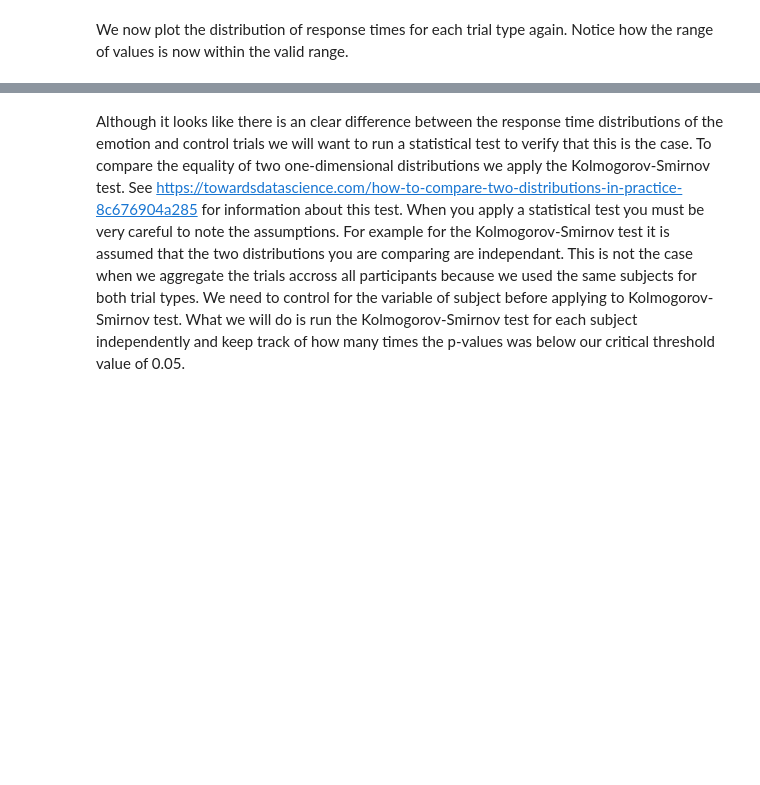
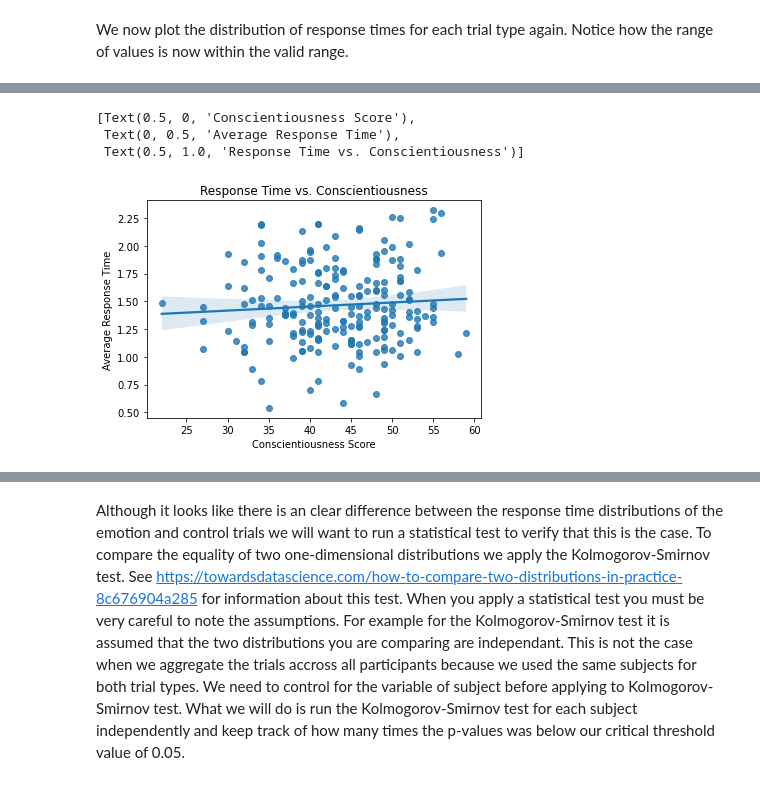
Before and after one commit to LIKarpa/LIKarpa.github.io, a Jupyter notebook: Final Tutorial.ipynb, the cells around one changed output, grey strips where cells are left out. Cells and saved outputs as stored; diff of their text form; code cells hidden in the pictures; blank space fills up the shorter version.

```diff
--- a/Final Tutorial.ipynb
+++ b/Final Tutorial.ipynb
@@ -273,0 +299,39 @@ Immediately we can see two things. First, it appears that people take longer, on
+# %%
+# Groups data by subjects
+df = df_clean.groupby('subject')
+
+# Computes mean of numeric columns and picks out the response time averages
+average_response_time = df.mean()['response_time']
+
+# For each subject with an average response time creates
+# a list with the corresponding conscientiousness score
+C_scores = []
+A_scores = []
+E_scores = []
+O_scores = []
+N_scores = []
+Raven_scores = []
+for i in range(0, len(df_participants)):
+    try:
+        # If average_response_time has a value at index i+1
+        # then it will continue in the try block
+        # else it will go to the except block.
+        average_response_time[i+1]
+        # Adds to the list of conscientiousness scores
+        C_scores.append(df_participants['NEO_C'][i])
+        A_scores.append(df_participants['NEO_A'][i])
+        E_scores.append(df_participants['NEO_E'][i])
+        O_scores.append(df_participants['NEO_O'][i])
+        N_scores.append(df_participants['NEO_N'][i])
+        Raven_scores.append(df_participants['raven_score'][i])
+    except:
+        continue
+# %%
+# Plots average response time against conscientiousness score with linear regression
+p = sns.regplot(x = C_scores, y = average_response_time)
+p.set(xlabel='Conscientiousness Score', ylabel='Average Response Time', title = 'Response Time vs. Conscientiousness')
+# %% [output]
+[Text(0.5, 0, 'Conscientiousness Score'),
+ Text(0, 0.5, 'Average Response Time'),
+ Text(0.5, 1.0, 'Response Time vs. Conscientiousness')]
+[figure, added]
```
Also changed, not shown: parts of 51 cells of this notebook.
